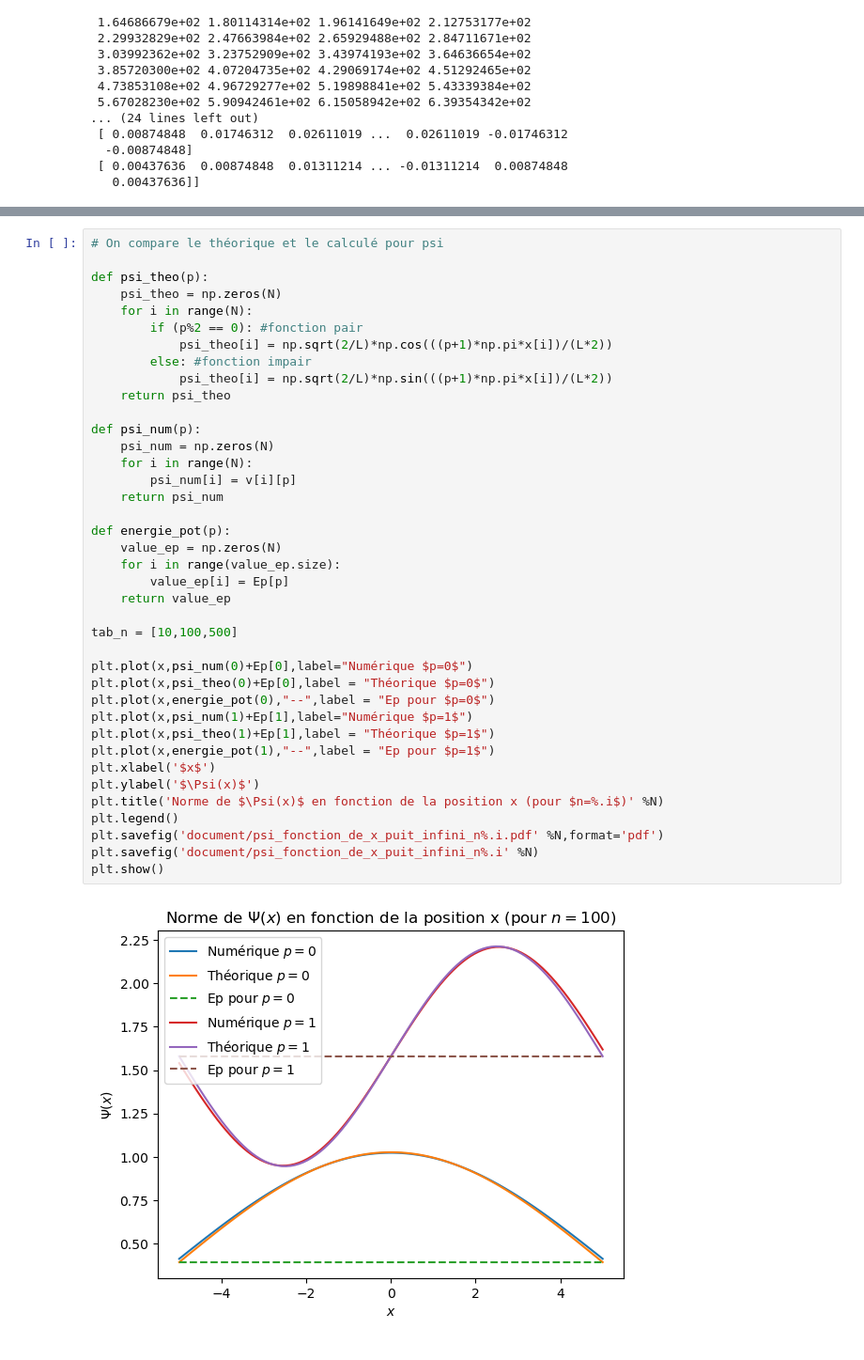
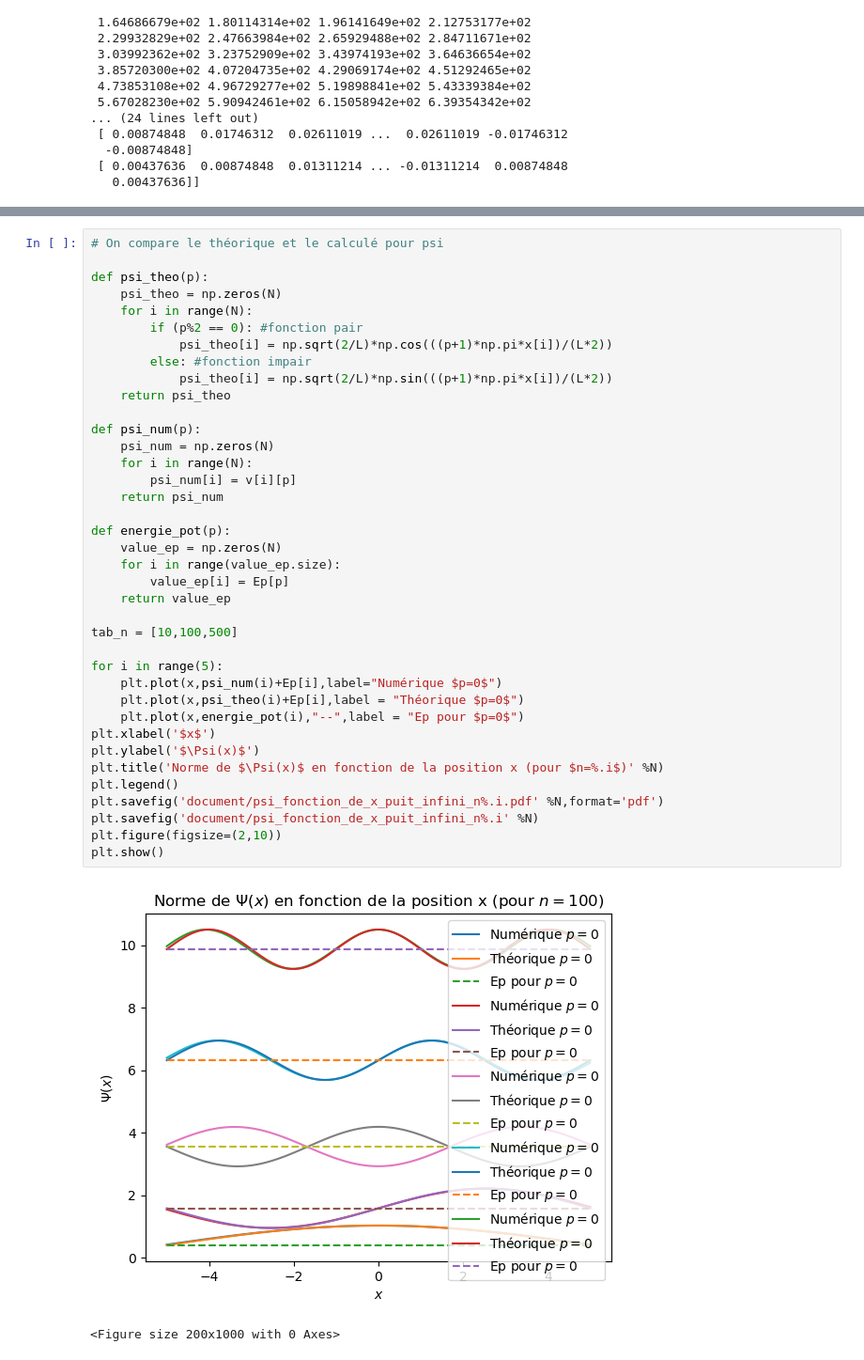
Before and after one commit to lucasboistay/shrodinger_simulation, a Jupyter notebook: etat_stationnaire/Untitled.ipynb, the cells around one changed output, grey strips where cells are left out. Shown at 94% size. Cells and saved outputs as stored; diff of their text form.

```diff
--- a/etat_stationnaire/Untitled.ipynb
+++ b/etat_stationnaire/Untitled.ipynb
@@ -161,37 +163,37 @@ def psi_theo(p):
     psi_theo = np.zeros(N)
     for i in range(N):
         if (p%2 == 0): #fonction pair
             psi_theo[i] = np.sqrt(2/L)*np.cos(((p+1)*np.pi*x[i])/(L*2))
         else: #fonction impair
             psi_theo[i] = np.sqrt(2/L)*np.sin(((p+1)*np.pi*x[i])/(L*2))
     return psi_theo
 
 def psi_num(p):
     psi_num = np.zeros(N)
     for i in range(N):
         psi_num[i] = v[i][p]
     return psi_num
 
 def energie_pot(p):
     value_ep = np.zeros(N)
     for i in range(value_ep.size):
         value_ep[i] = Ep[p]
     return value_ep
 
 tab_n = [10,100,500]
 
-plt.plot(x,psi_num(0)+Ep[0],label="Numérique $p=0$")
-plt.plot(x,psi_theo(0)+Ep[0],label = "Théorique $p=0$")
-plt.plot(x,energie_pot(0),"--",label = "Ep pour $p=0$")
-plt.plot(x,psi_num(1)+Ep[1],label="Numérique $p=1$")
-plt.plot(x,psi_theo(1)+Ep[1],label = "Théorique $p=1$")
-plt.plot(x,energie_pot(1),"--",label = "Ep pour $p=1$")
+for i in range(5):
+    plt.plot(x,psi_num(i)+Ep[i],label="Numérique $p=0$")
+    plt.plot(x,psi_theo(i)+Ep[i],label = "Théorique $p=0$")
+    plt.plot(x,energie_pot(i),"--",label = "Ep pour $p=0$")
 plt.xlabel('$x$')
 plt.ylabel('$\Psi(x)$')
 plt.title('Norme de $\Psi(x)$ en fonction de la position x (pour $n=%.i$)' %N)
 plt.legend()
 plt.savefig('document/psi_fonction_de_x_puit_infini_n%.i.pdf' %N,format='pdf')
 plt.savefig('document/psi_fonction_de_x_puit_infini_n%.i' %N)
+plt.figure(figsize=(2,10))
 plt.show()
 # %% [output]
-[figure, old version]
+[figure, new version]
+<Figure size 200x1000 with 0 Axes>
```
Also changed, not shown: parts of 3 cells of this notebook, 3 other files.
